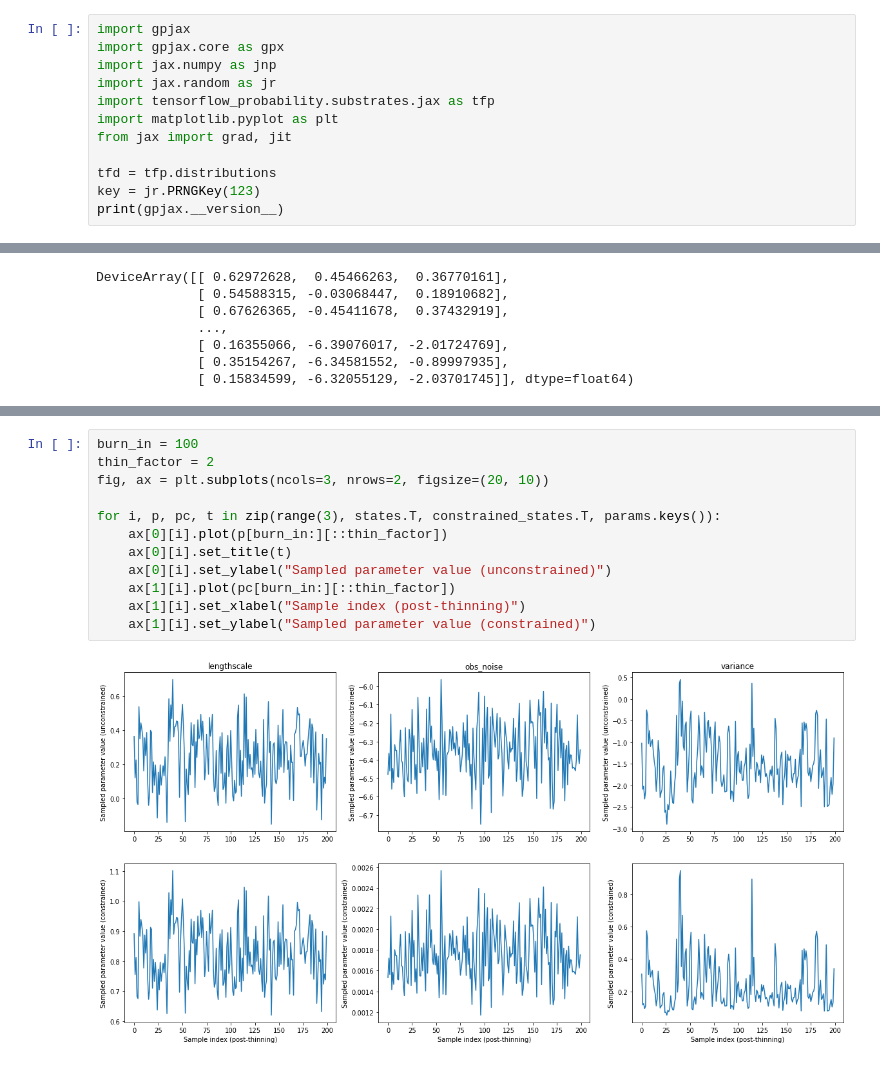
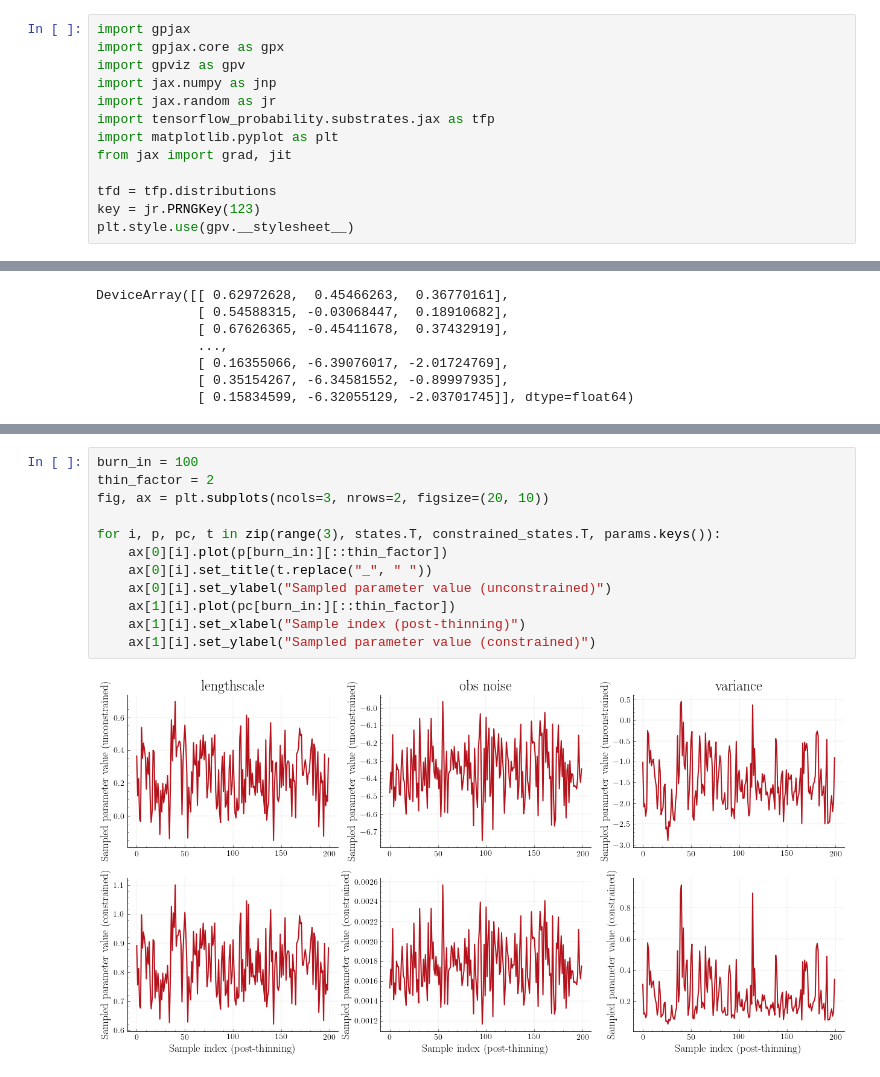
Before and after one commit to JaxGaussianProcesses/GPJax, a Jupyter notebook: docs/nbs/tfp_interface.ipynb, the cells around one changed output, grey strips where cells are left out. Drawn from its saved outputs; the diff is of its cells as text.

```diff
--- a/docs/nbs/tfp_interface.ipynb
+++ b/docs/nbs/tfp_interface.ipynb
@@ -5,6 +5,7 @@
 # %%
 import gpjax
 import gpjax.core as gpx
+import gpviz as gpv
 import jax.numpy as jnp
 import jax.random as jr
 import tensorflow_probability.substrates.jax as tfp
@@ -13,4 +14,4 @@ from jax import grad, jit
 
 tfd = tfp.distributions
 key = jr.PRNGKey(123)
-print(gpjax.__version__)
+plt.style.use(gpv.__stylesheet__)
@@ -159,17 +155,17 @@ constrained_states = jnp.hstack(
 # %%
 burn_in = 100
 thin_factor = 2
 fig, ax = plt.subplots(ncols=3, nrows=2, figsize=(20, 10))
 
 for i, p, pc, t in zip(range(3), states.T, constrained_states.T, params.keys()):
     ax[0][i].plot(p[burn_in:][::thin_factor])
-    ax[0][i].set_title(t)
+    ax[0][i].set_title(t.replace("_", " "))
     ax[0][i].set_ylabel("Sampled parameter value (unconstrained)")
     ax[1][i].plot(pc[burn_in:][::thin_factor])
     ax[1][i].set_xlabel("Sample index (post-thinning)")
     ax[1][i].set_ylabel("Sampled parameter value (constrained)")
 # %% [output]
-[figure, old version]
+[figure, new version]
 # %%
 %load_ext watermark
 %watermark -n -u -v -iv -w -a "Thomas Pinder"
```
Also changed, not shown: parts of 4 cells of this notebook, 4 other files.
